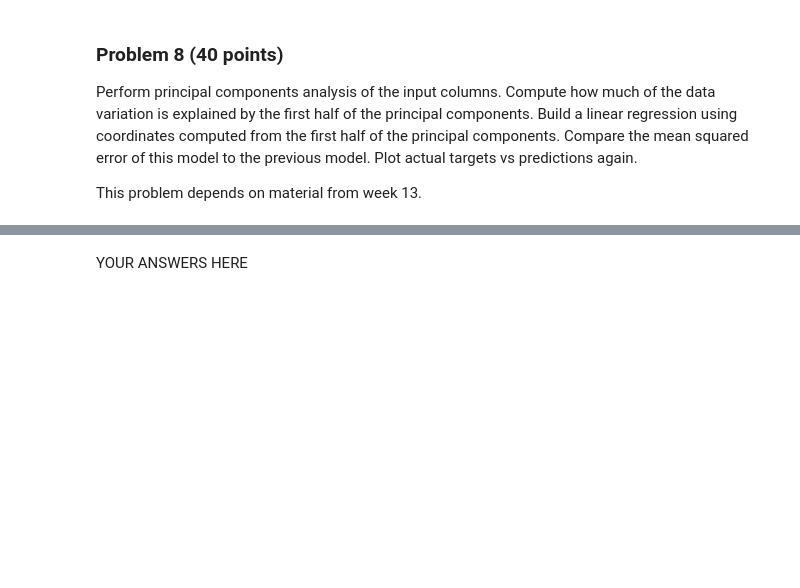
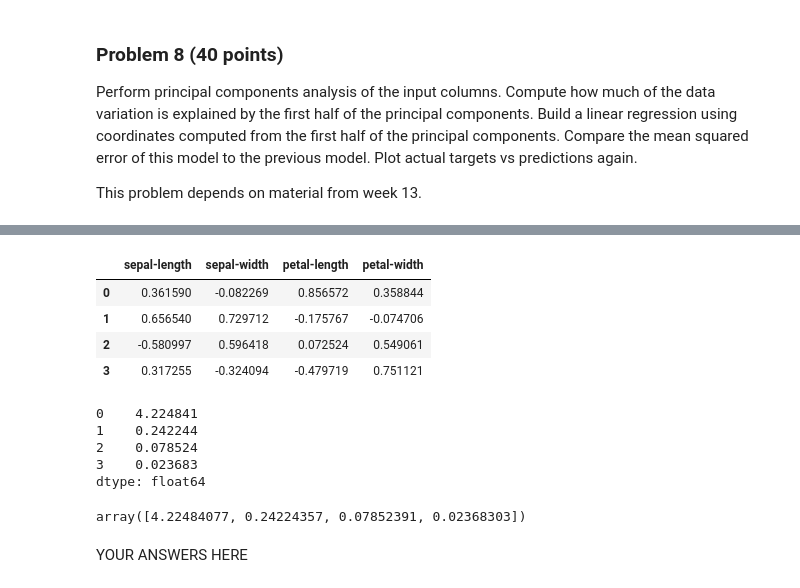
Before and after one commit to manningdbu/dx601-project-Manning, a Jupyter notebook: final_project.ipynb, the cells around one changed output, grey strips where cells are left out. Saved outputs shown, nothing was run; the diff lists cells and outputs as text; code cells hidden in the pictures; blank space fills up the shorter version.

```diff
--- a/final_project.ipynb
+++ b/final_project.ipynb
@@ -444,3 +474,23 @@ This problem depends on material from week 13.
+# %%
+iris_components
+# %% [output]
+|  | sepal-length | sepal-width | petal-length | petal-width |
+| 0 | 0.361590 | -0.082269 | 0.856572 | 0.358844 |
+| 1 | 0.656540 | 0.729712 | -0.175767 | -0.074706 |
+| 2 | -0.580997 | 0.596418 | 0.072524 | 0.549061 |
+| 3 | 0.317255 | -0.324094 | -0.479719 | 0.751121 |
+# %%
+(iris[iris_pca_columns] @ iris_components.T).var(axis=0)
+# %% [output]
+0    4.224841
+1    0.242244
+2    0.078524
+3    0.023683
+dtype: float64
+# %%
+iris_pca.explained_variance_
+# %% [output]
+array([4.22484077, 0.24224357, 0.07852391, 0.02368303])
 # %% [markdown]
 YOUR ANSWERS HERE
 # %% [markdown]
```
Also changed, not shown: parts of 11 cells of this notebook.
